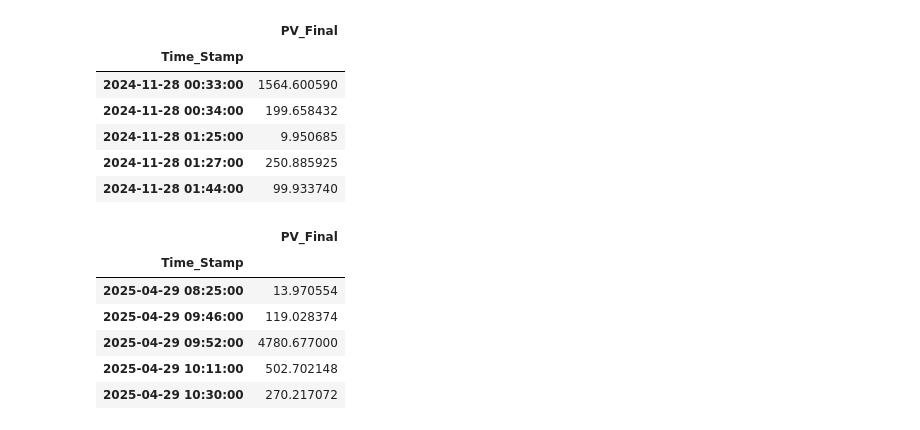
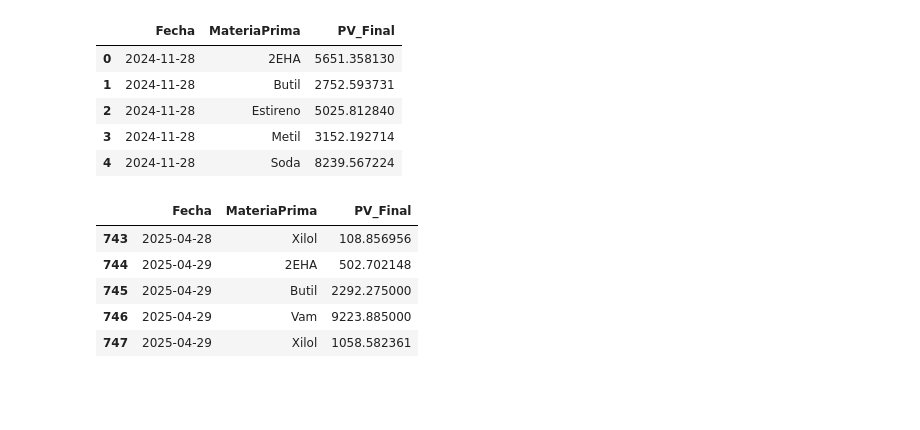
Before and after one commit to velasquezjeisson/udem, a Jupyter notebook: Proyecto 2/Proyecto2.ipynb, the cells around one changed output. Drawn from its saved outputs; the diff is of its cells as text; code cells hidden in the pictures; blank space fills up the shorter version.

```diff
--- a/Proyecto 2/Proyecto2.ipynb
+++ b/Proyecto 2/Proyecto2.ipynb
@@ -9,27 +11,31 @@ from sklearn.model_selection import train_test_split
 # %%
-df = pd.read_excel('MateriasPrimasConsolidado.xlsx', sheet_name='MateriasPrimasConsolidado', header=0, index_col=0)
+df = pd.read_excel('~/MateriasPrimasConsolidado.xlsx', sheet_name='MateriasPrimasConsolidado', header=0, index_col=0)
 df = df.dropna(axis=0, how='any')
 df = df.dropna(axis=1, how='any')
-df = df.drop(axis=1, labels=['Local_Timestamp','TimeStampDb','Partida','Solicitud','Valor_SP_Final','SP_Activo_Final','MateriaPrima','Equipo'])
+#df = df.drop(axis=1, labels=['Local_Timestamp','TimeStampDb','Partida','Solicitud','Valor_SP_Final','SP_Activo_Final','MateriaPrima','Equipo'])
+df = df.drop(axis=1, labels=['Local_Timestamp','TimeStampDb','Partida','Solicitud','Valor_SP_Final','SP_Activo_Final','Equipo'])
 df['Time_Stamp'] = pd.to_datetime(df['Time_Stamp'], dayfirst=True)
-df.set_index('Time_Stamp', inplace=True)
-df.head()
+
+df["Fecha"] = df["Time_Stamp"].dt.date
+
+#df.set_index('Time_Stamp', inplace=True)
+df_diario = df.groupby(["Fecha", "MateriaPrima"])["PV_Final"].sum().reset_index()
+
+df_diario.head()
 # %% [output]
-|  | PV_Final |
-| Time_Stamp |  |
-| 2024-11-28 00:33:00 | 1564.600590 |
-| 2024-11-28 00:34:00 | 199.658432 |
-| 2024-11-28 01:25:00 | 9.950685 |
-| 2024-11-28 01:27:00 | 250.885925 |
-| 2024-11-28 01:44:00 | 99.933740 |
+|  | Fecha | MateriaPrima | PV_Final |
+| 0 | 2024-11-28 | 2EHA | 5651.358130 |
+| 1 | 2024-11-28 | Butil | 2752.593731 |
+| 2 | 2024-11-28 | Estireno | 5025.812840 |
+| 3 | 2024-11-28 | Metil | 3152.192714 |
+| 4 | 2024-11-28 | Soda | 8239.567224 |
 # %%
-df.tail()
+df_diario.tail()
 # %% [output]
-|  | PV_Final |
-| Time_Stamp |  |
-| 2025-04-29 08:25:00 | 13.970554 |
-| 2025-04-29 09:46:00 | 119.028374 |
-| 2025-04-29 09:52:00 | 4780.677000 |
-| 2025-04-29 10:11:00 | 502.702148 |
-| 2025-04-29 10:30:00 | 270.217072 |
+|  | Fecha | MateriaPrima | PV_Final |
+| 743 | 2025-04-28 | Xilol | 108.856956 |
+| 744 | 2025-04-29 | 2EHA | 502.702148 |
+| 745 | 2025-04-29 | Butil | 2292.275000 |
+| 746 | 2025-04-29 | Vam | 9223.885000 |
+| 747 | 2025-04-29 | Xilol | 1058.582361 |
 # %%
```
Also changed, not shown: parts of 56 cells of this notebook, 4 other files.
